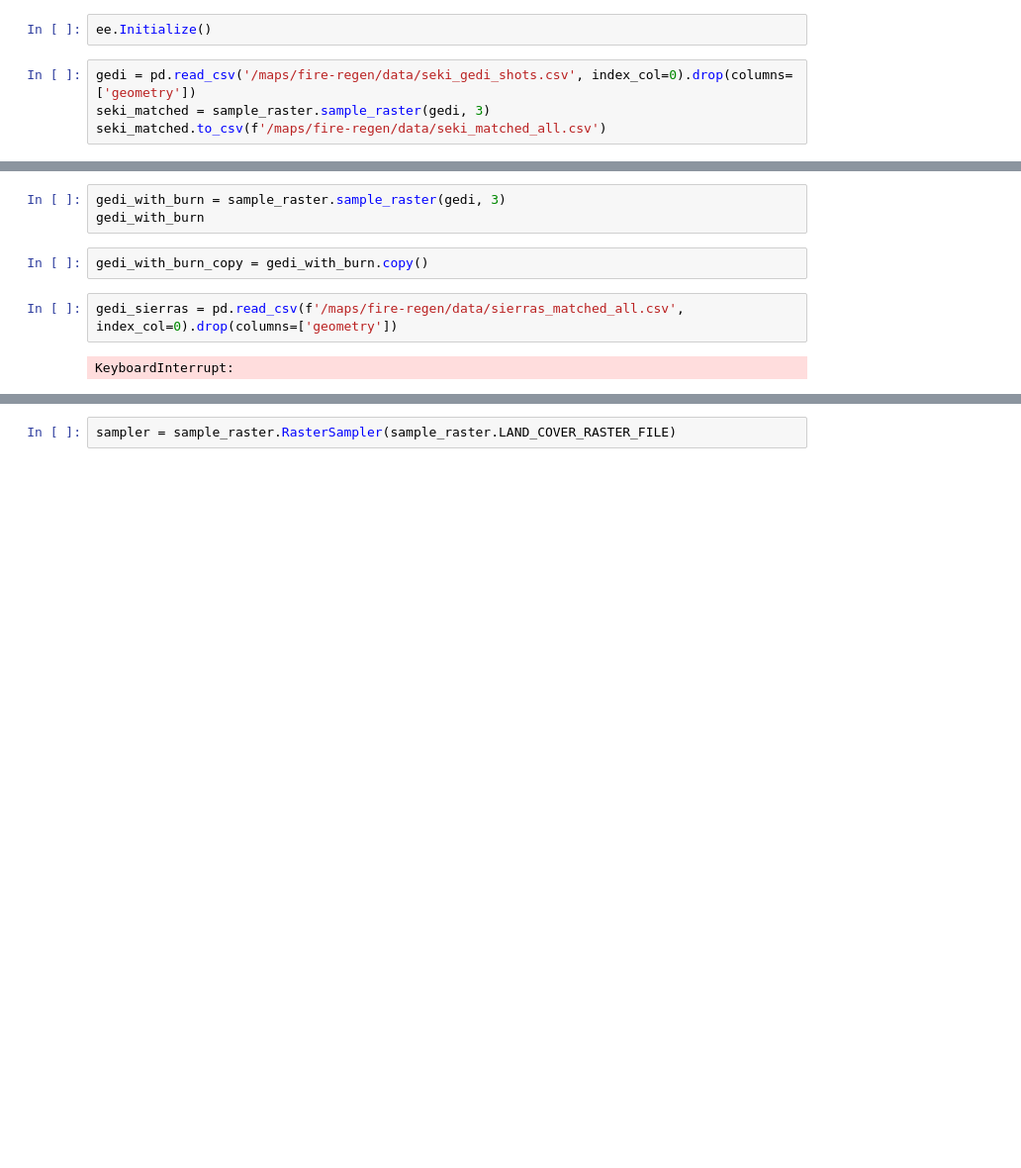
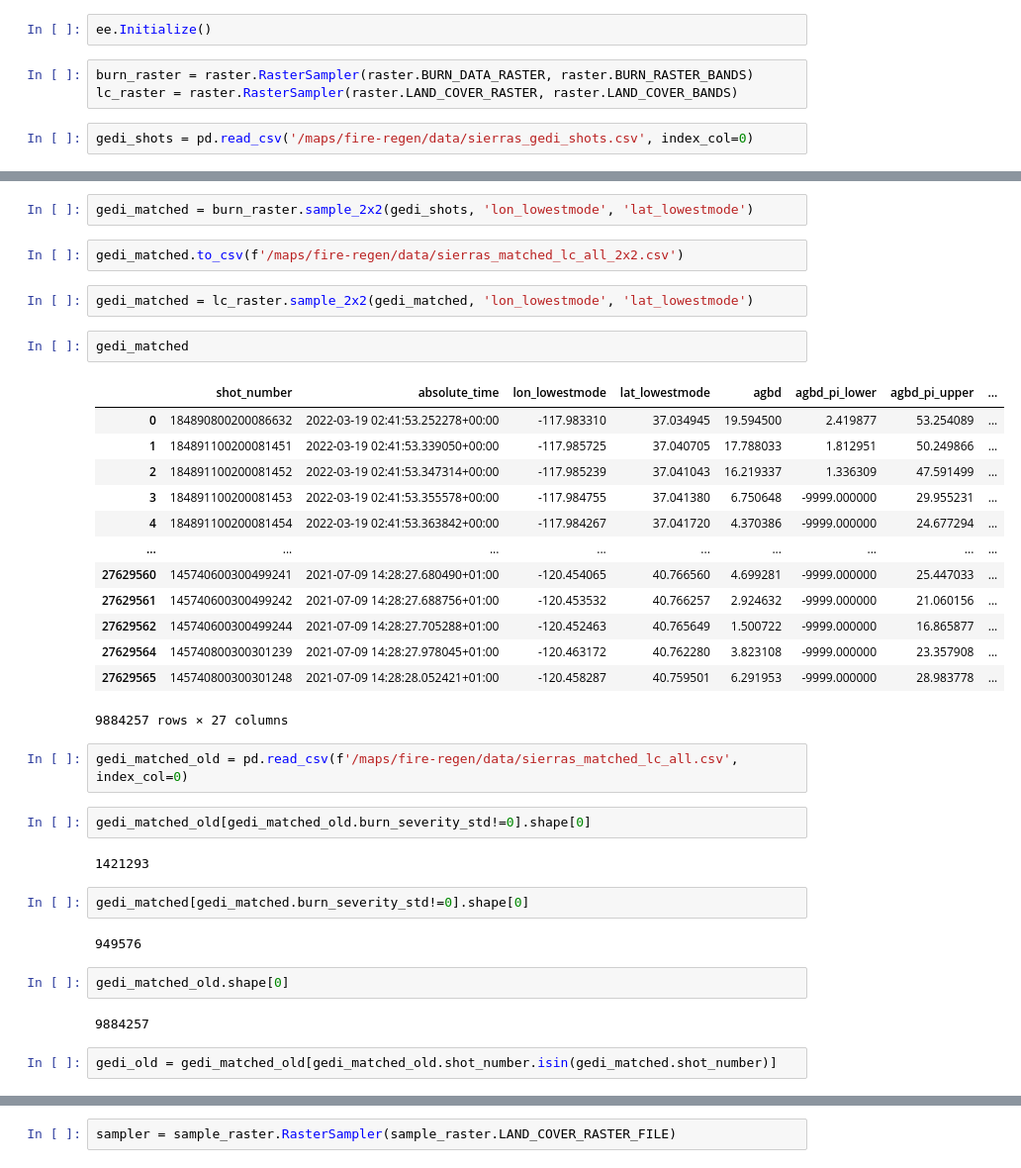
Before and after one commit to mahuna13/fire-regen, a Jupyter notebook: notebooks/exploratory/GEDIRasterMatching.ipynb, the cells around one changed output, grey strips where cells are left out. Shown at 99% size. Cells and saved outputs as stored; diff of their text form; blank space fills up the shorter version.

```diff
--- a/notebooks/exploratory/GEDIRasterMatching.ipynb
+++ b/notebooks/exploratory/GEDIRasterMatching.ipynb
@@ -20,7 +20,8 @@ importlib.reload(sample_raster)
 ee.Authenticate()
 # %%
 ee.Initialize()
+# %%
+burn_raster = raster.RasterSampler(raster.BURN_DATA_RASTER, raster.BURN_RASTER_BANDS)
+lc_raster = raster.RasterSampler(raster.LAND_COVER_RASTER, raster.LAND_COVER_BANDS)
 # %%
-gedi = pd.read_csv('/maps/fire-regen/data/seki_gedi_shots.csv', index_col=0).drop(columns=['geometry'])
-seki_matched = sample_raster.sample_raster(gedi, 3)
-seki_matched.to_csv(f'/maps/fire-regen/data/seki_matched_all.csv')
+gedi_shots = pd.read_csv('/maps/fire-regen/data/sierras_gedi_shots.csv', index_col=0)
@@ -35,9 +28,38 @@ gedi.head(2)
-# %%
-gedi_with_burn = sample_raster.sample_raster(gedi, 3)
-gedi_with_burn
-# %%
-gedi_with_burn_copy = gedi_with_burn.copy()
+# %%
+gedi_matched = burn_raster.sample_2x2(gedi_shots, 'lon_lowestmode', 'lat_lowestmode')
+# %%
+gedi_matched.to_csv(f'/maps/fire-regen/data/sierras_matched_lc_all_2x2.csv')
+# %%
+gedi_matched = lc_raster.sample_2x2(gedi_matched, 'lon_lowestmode', 'lat_lowestmode')
+# %%
+gedi_matched
+# %% [output]
+|  | shot_number | absolute_time | lon_lowestmode | lat_lowestmode | agbd | agbd_pi_lower | agbd_pi_upper | ... |
+| 0 | 184890800200086632 | 2022-03-19 02:41:53.252278+00:00 | -117.983310 | 37.034945 | 19.594500 | 2.419877 | 53.254089 | ... |
+| 1 | 184891100200081451 | 2022-03-19 02:41:53.339050+00:00 | -117.985725 | 37.040705 | 17.788033 | 1.812951 | 50.249866 | ... |
+| 2 | 184891100200081452 | 2022-03-19 02:41:53.347314+00:00 | -117.985239 | 37.041043 | 16.219337 | 1.336309 | 47.591499 | ... |
+| 3 | 184891100200081453 | 2022-03-19 02:41:53.355578+00:00 | -117.984755 | 37.041380 | 6.750648 | -9999.000000 | 29.955231 | ... |
+| 4 | 184891100200081454 | 2022-03-19 02:41:53.363842+00:00 | -117.984267 | 37.041720 | 4.370386 | -9999.000000 | 24.677294 | ... |
+| ... | ... | ... | ... | ... | ... | ... | ... | ... |
+| 27629560 | 145740600300499241 | 2021-07-09 14:28:27.680490+01:00 | -120.454065 | 40.766560 | 4.699281 | -9999.000000 | 25.447033 | ... |
+| 27629561 | 145740600300499242 | 2021-07-09 14:28:27.688756+01:00 | -120.453532 | 40.766257 | 2.924632 | -9999.000000 | 21.060156 | ... |
+| 27629562 | 145740600300499244 | 2021-07-09 14:28:27.705288+01:00 | -120.452463 | 40.765649 | 1.500722 | -9999.000000 | 16.865877 | ... |
+| 27629564 | 145740800300301239 | 2021-07-09 14:28:27.978045+01:00 | -120.463172 | 40.762280 | 3.823108 | -9999.000000 | 23.357908 | ... |
+| 27629565 | 145740800300301248 | 2021-07-09 14:28:28.052421+01:00 | -120.458287 | 40.759501 | 6.291953 | -9999.000000 | 28.983778 | ... |
+9884257 rows × 27 columns
 # %%
-gedi_sierras = pd.read_csv(f'/maps/fire-regen/data/sierras_matched_all.csv', index_col=0).drop(columns=['geometry'])
+gedi_matched_old = pd.read_csv(f'/maps/fire-regen/data/sierras_matched_lc_all.csv', index_col=0)
-# %% [output]
-KeyboardInterrupt:
+# %%
+gedi_matched_old[gedi_matched_old.burn_severity_std!=0].shape[0]
+# %% [output]
+1421293
+# %%
+gedi_matched[gedi_matched.burn_severity_std!=0].shape[0]
+# %% [output]
+949576
+# %%
+gedi_matched_old.shape[0]
+# %% [output]
+9884257
+# %%
+gedi_old = gedi_matched_old[gedi_matched_old.shot_number.isin(gedi_matched.shot_number)]
```
Also changed, not shown: parts of 6 cells of this notebook, 3 other files.
